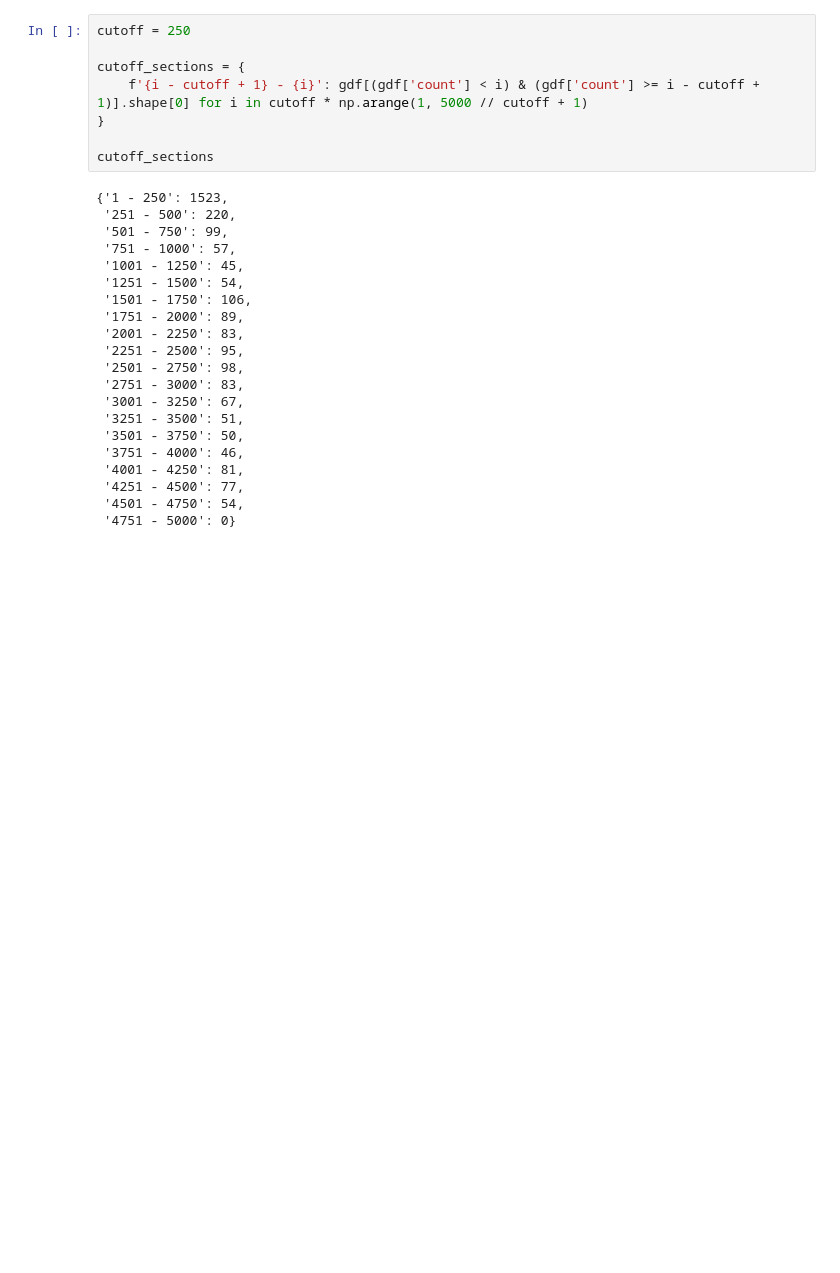
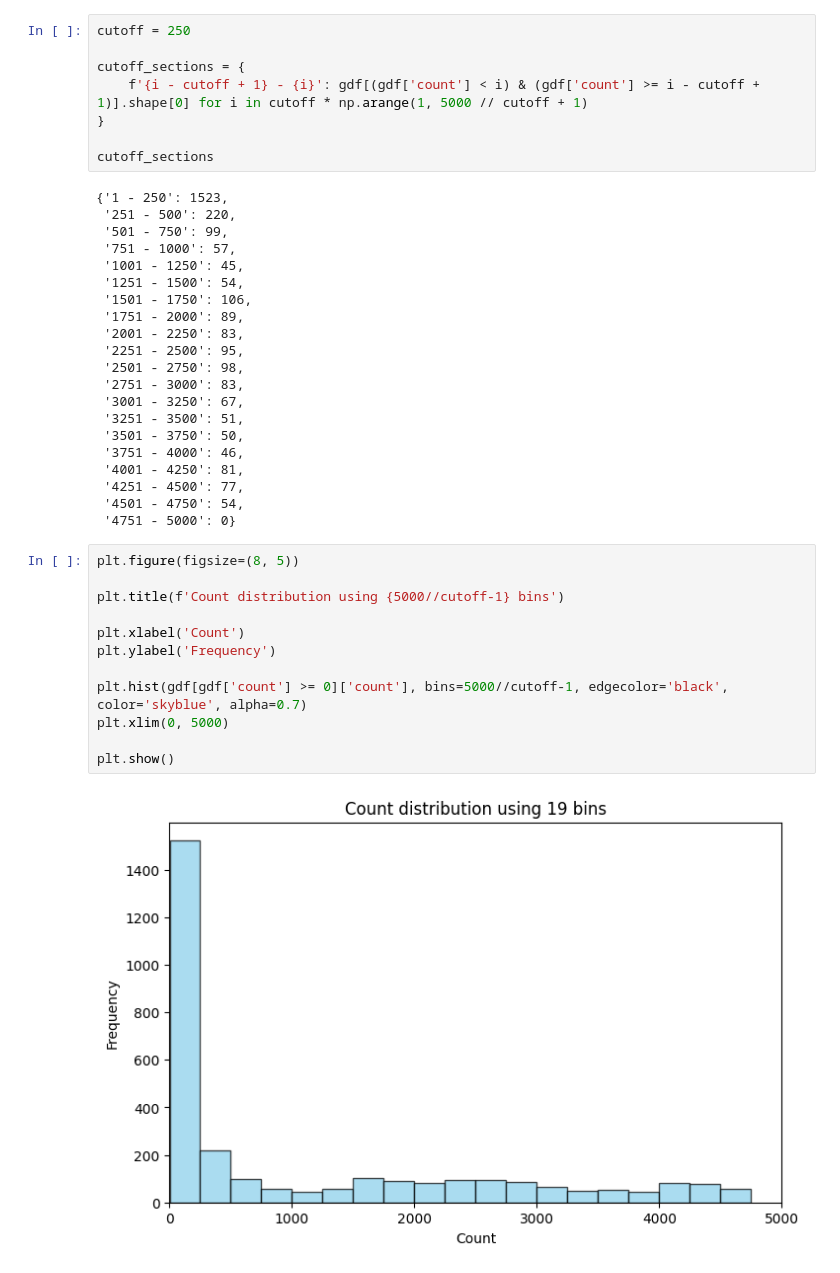
Before and after one commit to BU-Spark/ds-ciss-predicting-dig-sites, a Jupyter notebook: analysis/analysis.ipynb, the cells around one changed output. Cells and saved outputs as stored; diff of their text form; blank space fills up the shorter version.

```diff
--- a/analysis/analysis.ipynb
+++ b/analysis/analysis.ipynb
@@ -103,3 +100,17 @@ cutoff_sections
  '4251 - 4500': 77,
  '4501 - 4750': 54,
  '4751 - 5000': 0}
+# %%
+plt.figure(figsize=(8, 5))
+
+plt.title(f'Count distribution using {5000//cutoff-1} bins')
+
+plt.xlabel('Count')
+plt.ylabel('Frequency')
+
+plt.hist(gdf[gdf['count'] >= 0]['count'], bins=5000//cutoff-1, edgecolor='black', color='skyblue', alpha=0.7)
+plt.xlim(0, 5000)
+
+plt.show()
+# %% [output]
+[figure, added]
```
Also changed, not shown: parts of 2 cells of this notebook, 1 other file.
